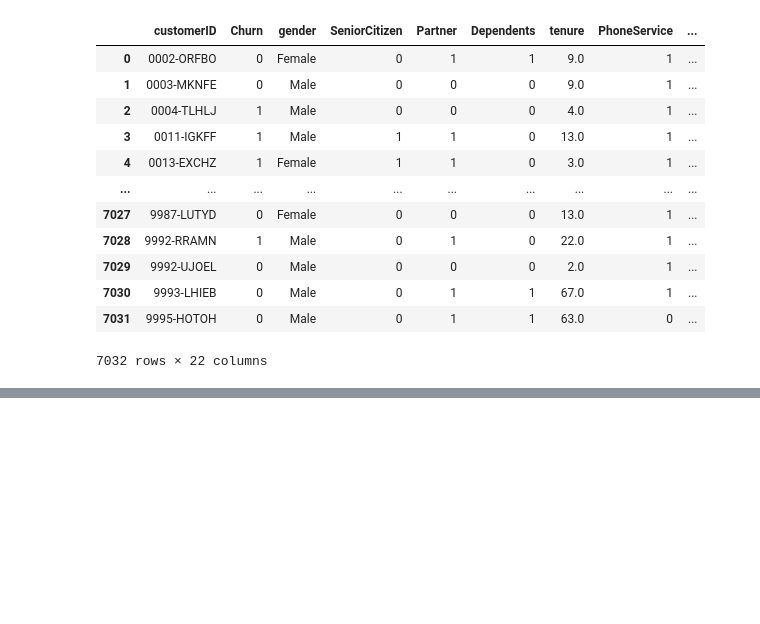
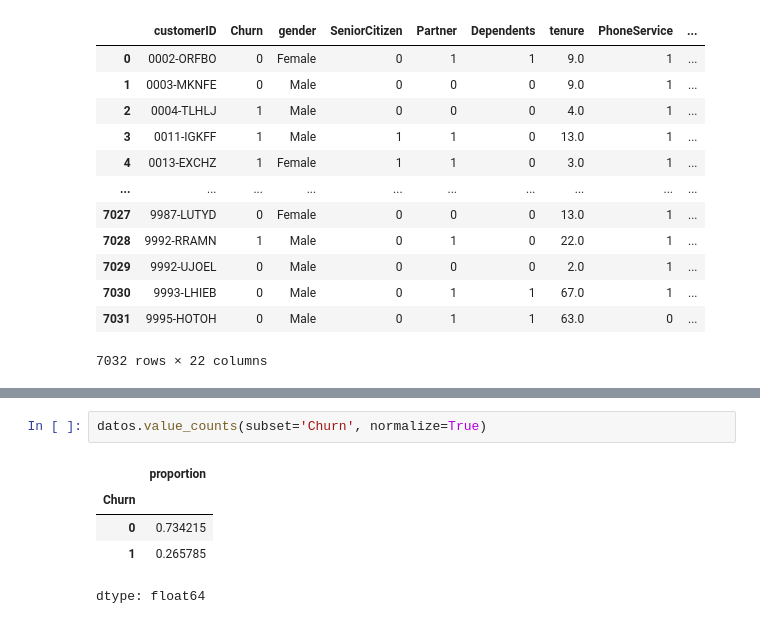
Before and after one commit to SilvanaCicchitti/TelecomX-parte2, a Jupyter notebook: TelecomX_parte2.ipynb, the cells around one changed output, grey strips where cells are left out. Drawn from its saved outputs; the diff is of its cells as text; blank space fills up the shorter version.

```diff
--- a/TelecomX_parte2.ipynb
+++ b/TelecomX_parte2.ipynb
@@ -23,0 +94,8 @@ datos
+# %%
+datos.value_counts(subset='Churn', normalize=True)
+# %% [output]
+|  | proportion |
+| Churn |  |
+| 0 | 0.734215 |
+| 1 | 0.265785 |
+dtype: float64
```
Also changed, not shown: parts of 6 cells of this notebook.
